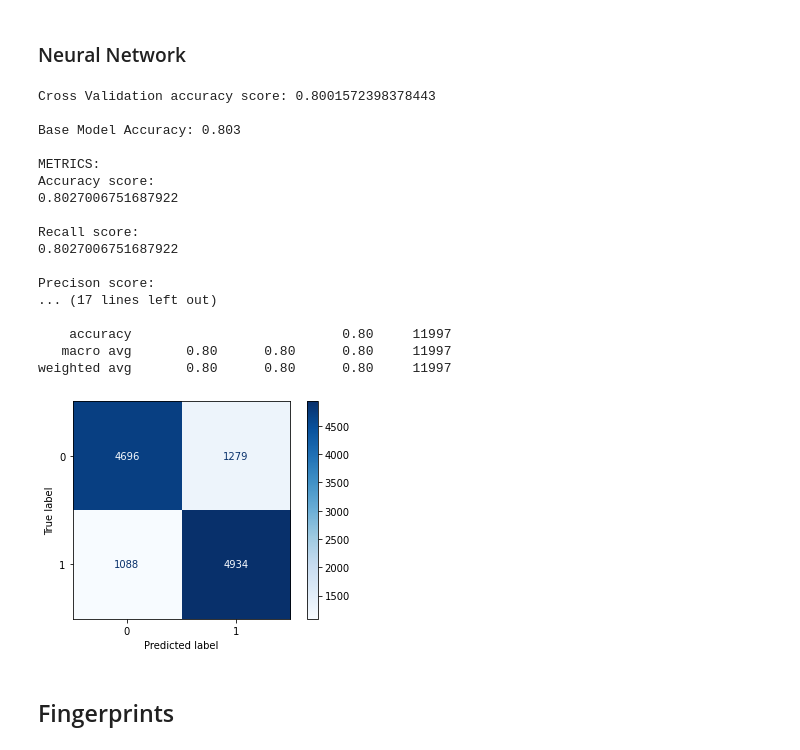
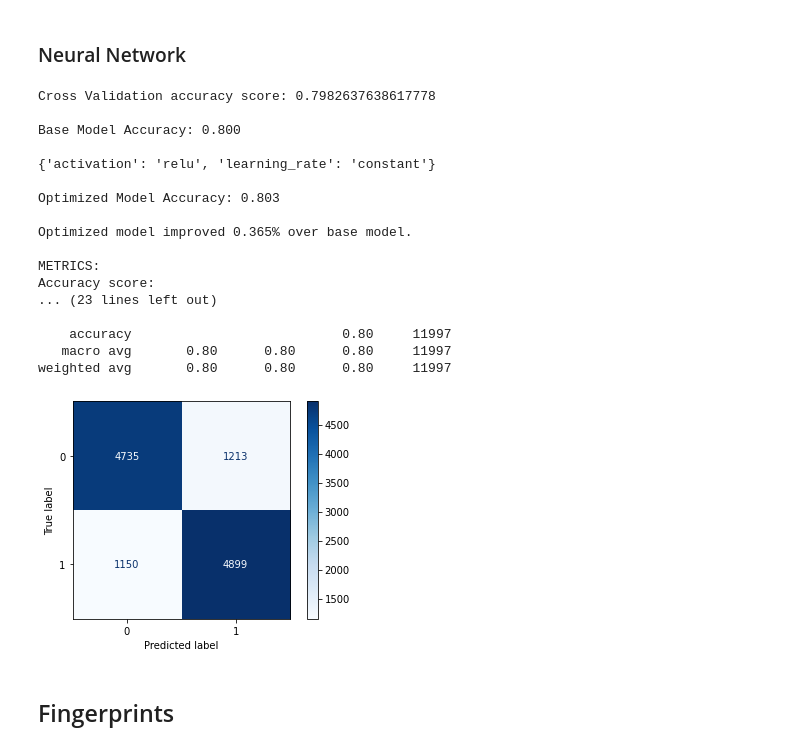
Before and after one commit to TiagoS16/SIB_SMILES, a Jupyter notebook: src/smiles/scripts/Etapa3.ipynb, the cells around one changed output. Drawn from its saved outputs; the diff is of its cells as text; code cells hidden in the pictures.

```diff
--- a/src/smiles/scripts/Etapa3.ipynb
+++ b/src/smiles/scripts/Etapa3.ipynb
@@ -209,26 +209,26 @@ weighted avg       0.77      0.77      0.77     11997
 # %% [markdown]
 ### Neural Network
 # %%
-ml(nn, descriptors_data_b, descriptors_label_b, None)
+ml(nn, descriptors_data_b, descriptors_label_b, params_nn)
 # %% [output]
-Cross Validation accuracy score: 0.8001572398378443
+Cross Validation accuracy score: 0.7982637638617778
 
-Base Model Accuracy: 0.803
+Base Model Accuracy: 0.800
+
+{'activation': 'relu', 'learning_rate': 'constant'}
+
+Optimized Model Accuracy: 0.803
+
+Optimized model improved 0.365% over base model.
 
 METRICS:
 Accuracy score:
-0.8027006751687922
-
-Recall score:
-0.8027006751687922
-
-Precison score:
-... (17 lines left out)
+... (23 lines left out)
 
     accuracy                           0.80     11997
    macro avg       0.80      0.80      0.80     11997
 weighted avg       0.80      0.80      0.80     11997
-[figure, old version]
+[figure, new version]
 # %% [markdown]
 ## Fingerprints
 # %% [markdown]
```
Also changed, not shown: parts of 19 cells of this notebook.
